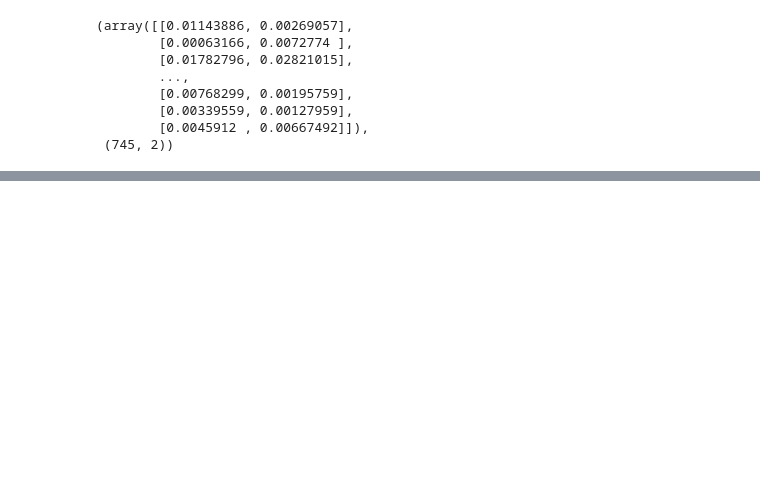
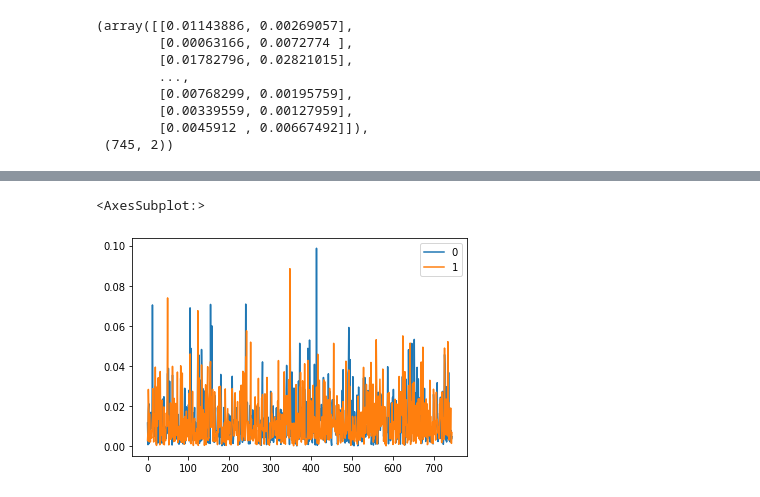
Before and after one commit to youssef595/Genhack-BNP_PARIBAS_X-challenge, a Jupyter notebook: Notebooks/WGAN_youssef_test.ipynb, the cells around one changed output, grey strips where cells are left out. Drawn from its saved outputs; the diff is of its cells as text; code cells hidden in the pictures; blank space fills up the shorter version.

```diff
--- a/Notebooks/WGAN_youssef_test.ipynb
+++ b/Notebooks/WGAN_youssef_test.ipynb
@@ -238,0 +216,5 @@ array([[0.01143886, 0.00269057],
+# %%
+y.plot()
+# %% [output]
+<AxesSubplot:>
+[figure, added]
```
Also changed, not shown: parts of 13 cells of this notebook.
